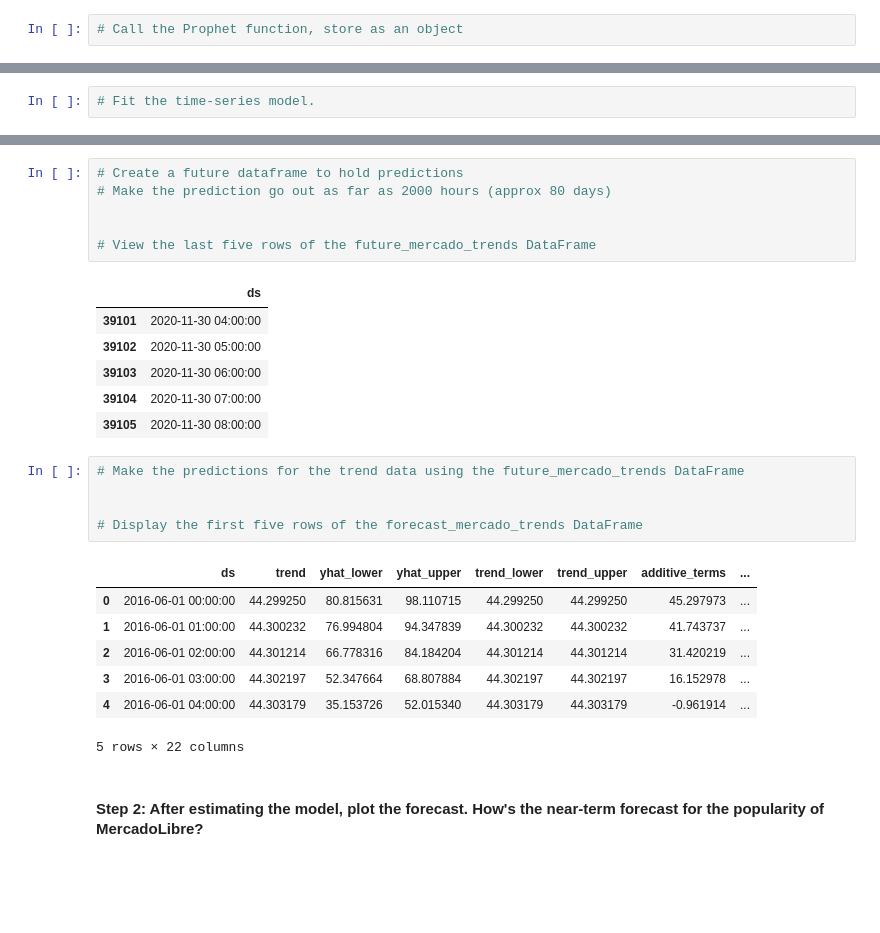
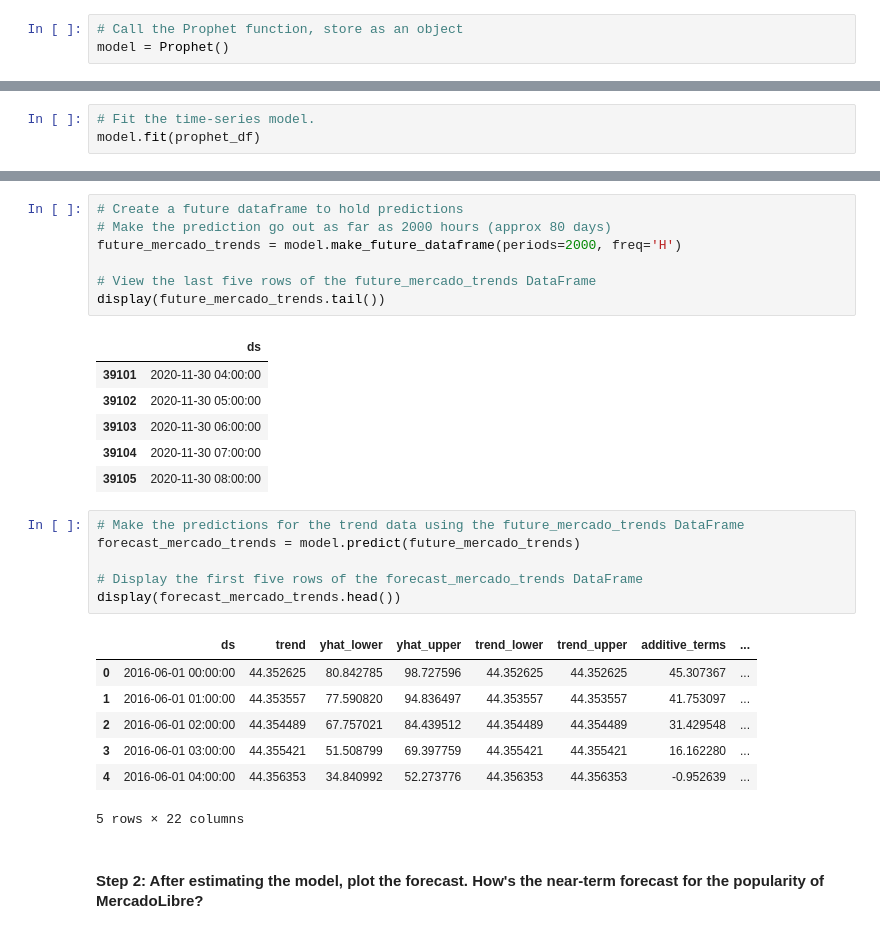
Before and after one commit to lordegraves/prophet-challenge, a Jupyter notebook: M8_Starter_Code/forecasting_net_prophet.ipynb, the cells around one changed output, grey strips where cells are left out. Cells and saved outputs as stored; diff of their text form; blank space fills up the shorter version.

```diff
--- a/M8_Starter_Code/forecasting_net_prophet.ipynb
+++ b/M8_Starter_Code/forecasting_net_prophet.ipynb
@@ -419,3 +419,4 @@ prophet_df
 37106 rows × 2 columns
 # %%
 # Call the Prophet function, store as an object
+model = Prophet()
@@ -424,3 +423,4 @@ prophet_df
 # %%
 # Fit the time-series model.
+model.fit(prophet_df)
 # %% [output]
@@ -430,9 +430,10 @@ prophet_df
 # %%
 # Create a future dataframe to hold predictions
 # Make the prediction go out as far as 2000 hours (approx 80 days)
-
+future_mercado_trends = model.make_future_dataframe(periods=2000, freq='H')
 
 # View the last five rows of the future_mercado_trends DataFrame
+display(future_mercado_trends.tail())
 # %% [output]
 |  | ds |
 | 39101 | 2020-11-30 04:00:00 |
@@ -442,16 +443,17 @@ prophet_df
 | 39105 | 2020-11-30 08:00:00 |
 # %%
 # Make the predictions for the trend data using the future_mercado_trends DataFrame
-
+forecast_mercado_trends = model.predict(future_mercado_trends)
 
 # Display the first five rows of the forecast_mercado_trends DataFrame
+display(forecast_mercado_trends.head())
 # %% [output]
 |  | ds | trend | yhat_lower | yhat_upper | trend_lower | trend_upper | additive_terms | ... |
-| 0 | 2016-06-01 00:00:00 | 44.299250 | 80.815631 | 98.110715 | 44.299250 | 44.299250 | 45.297973 | ... |
-| 1 | 2016-06-01 01:00:00 | 44.300232 | 76.994804 | 94.347839 | 44.300232 | 44.300232 | 41.743737 | ... |
-| 2 | 2016-06-01 02:00:00 | 44.301214 | 66.778316 | 84.184204 | 44.301214 | 44.301214 | 31.420219 | ... |
-| 3 | 2016-06-01 03:00:00 | 44.302197 | 52.347664 | 68.807884 | 44.302197 | 44.302197 | 16.152978 | ... |
-| 4 | 2016-06-01 04:00:00 | 44.303179 | 35.153726 | 52.015340 | 44.303179 | 44.303179 | -0.961914 | ... |
+| 0 | 2016-06-01 00:00:00 | 44.352625 | 80.842785 | 98.727596 | 44.352625 | 44.352625 | 45.307367 | ... |
+| 1 | 2016-06-01 01:00:00 | 44.353557 | 77.590820 | 94.836497 | 44.353557 | 44.353557 | 41.753097 | ... |
+| 2 | 2016-06-01 02:00:00 | 44.354489 | 67.757021 | 84.439512 | 44.354489 | 44.354489 | 31.429548 | ... |
+| 3 | 2016-06-01 03:00:00 | 44.355421 | 51.508799 | 69.397759 | 44.355421 | 44.355421 | 16.162280 | ... |
+| 4 | 2016-06-01 04:00:00 | 44.356353 | 34.840992 | 52.273776 | 44.356353 | 44.356353 | -0.952639 | ... |
 5 rows × 22 columns
 # %% [markdown]
 #### Step 2: After estimating the model, plot the forecast. How's the near-term forecast for the popularity of MercadoLibre?
```
Also changed, not shown: parts of 10 cells of this notebook.
